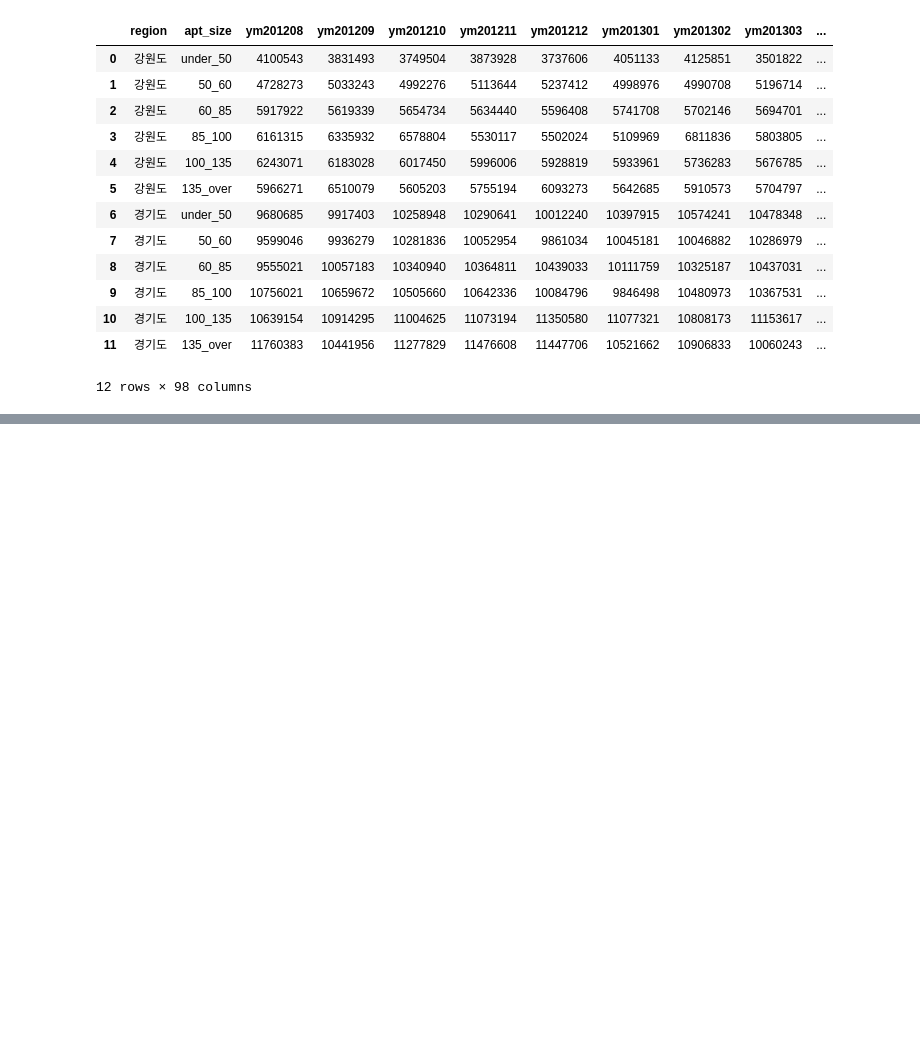
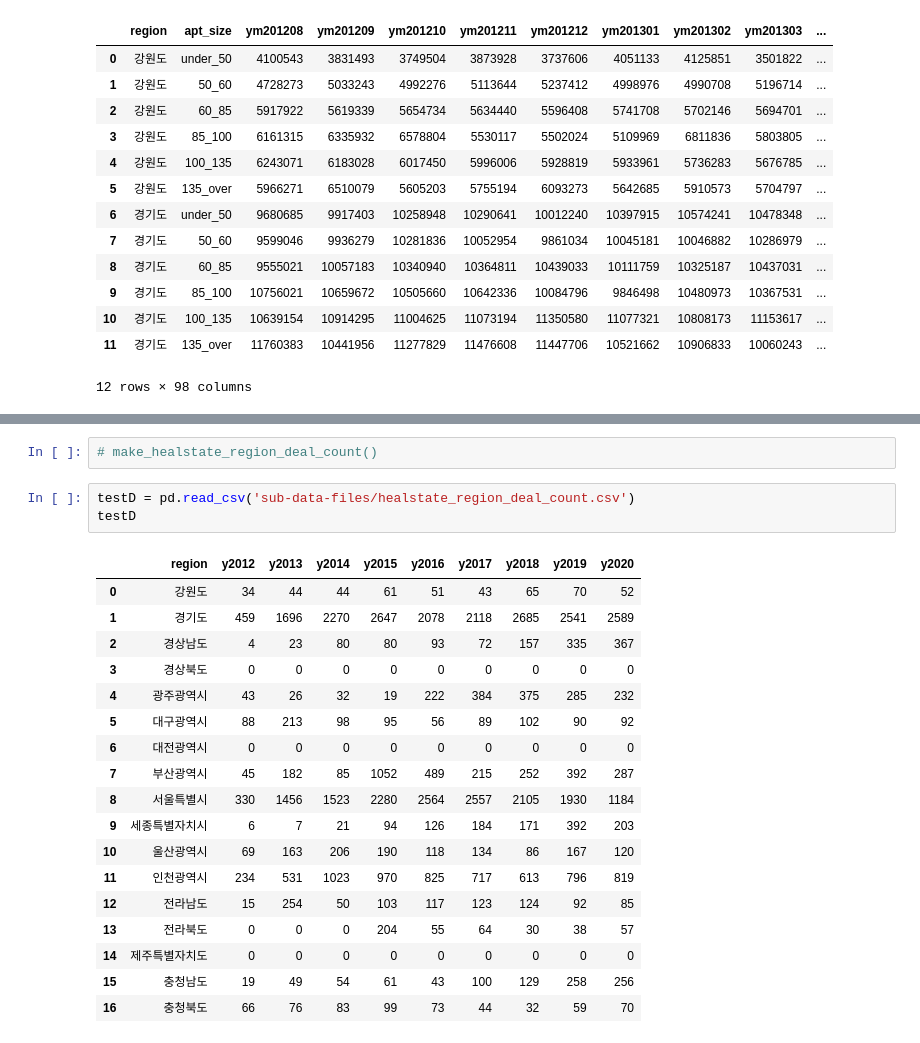
Before and after one commit to TTGGPP/hello_world, a Jupyter notebook: team_project/private_khp771/db_to_memory.ipynb, the cells around one changed output, grey strips where cells are left out. Cells and saved outputs as stored; diff of their text form; blank space fills up the shorter version.

```diff
--- a/team_project/private_khp771/db_to_memory.ipynb
+++ b/team_project/private_khp771/db_to_memory.ipynb
@@ -582,0 +729,24 @@ testD.head(12)
+# %%
+# make_healstate_region_deal_count()
+# %%
+testD = pd.read_csv('sub-data-files/healstate_region_deal_count.csv')
+testD
+# %% [output]
+|  | region | y2012 | y2013 | y2014 | y2015 | y2016 | y2017 | y2018 | y2019 | y2020 |
+| 0 | 강원도 | 34 | 44 | 44 | 61 | 51 | 43 | 65 | 70 | 52 |
+| 1 | 경기도 | 459 | 1696 | 2270 | 2647 | 2078 | 2118 | 2685 | 2541 | 2589 |
+| 2 | 경상남도 | 4 | 23 | 80 | 80 | 93 | 72 | 157 | 335 | 367 |
+| 3 | 경상북도 | 0 | 0 | 0 | 0 | 0 | 0 | 0 | 0 | 0 |
+| 4 | 광주광역시 | 43 | 26 | 32 | 19 | 222 | 384 | 375 | 285 | 232 |
+| 5 | 대구광역시 | 88 | 213 | 98 | 95 | 56 | 89 | 102 | 90 | 92 |
+| 6 | 대전광역시 | 0 | 0 | 0 | 0 | 0 | 0 | 0 | 0 | 0 |
+| 7 | 부산광역시 | 45 | 182 | 85 | 1052 | 489 | 215 | 252 | 392 | 287 |
+| 8 | 서울특별시 | 330 | 1456 | 1523 | 2280 | 2564 | 2557 | 2105 | 1930 | 1184 |
+| 9 | 세종특별자치시 | 6 | 7 | 21 | 94 | 126 | 184 | 171 | 392 | 203 |
+| 10 | 울산광역시 | 69 | 163 | 206 | 190 | 118 | 134 | 86 | 167 | 120 |
+| 11 | 인천광역시 | 234 | 531 | 1023 | 970 | 825 | 717 | 613 | 796 | 819 |
+| 12 | 전라남도 | 15 | 254 | 50 | 103 | 117 | 123 | 124 | 92 | 85 |
+| 13 | 전라북도 | 0 | 0 | 0 | 204 | 55 | 64 | 30 | 38 | 57 |
+| 14 | 제주특별자치도 | 0 | 0 | 0 | 0 | 0 | 0 | 0 | 0 | 0 |
+| 15 | 충청남도 | 19 | 49 | 54 | 61 | 43 | 100 | 129 | 258 | 256 |
+| 16 | 충청북도 | 66 | 76 | 83 | 99 | 73 | 44 | 32 | 59 | 70 |
```
Also changed, not shown: parts of 17 cells of this notebook, 4 other files.
